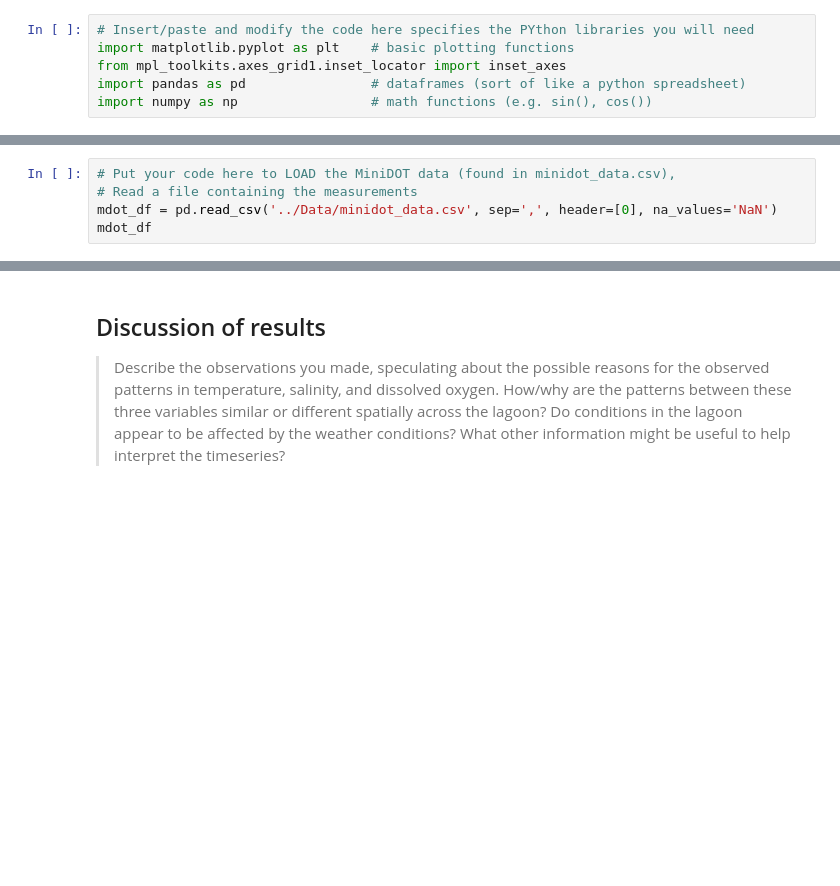
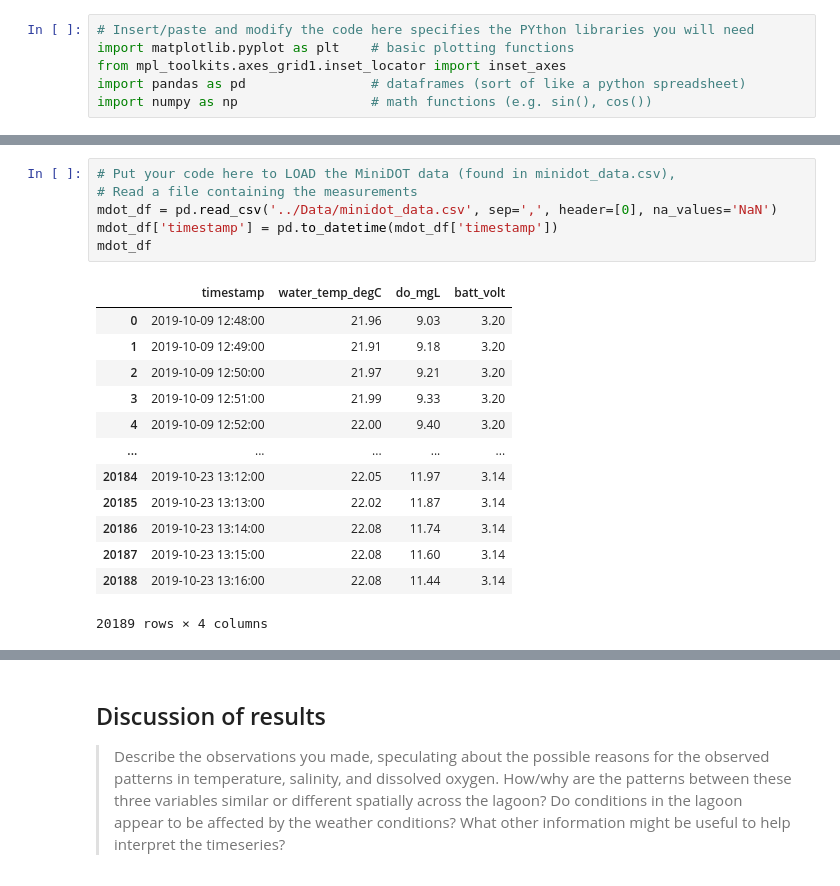
Before and after one commit to Hindstein/Coast132, a Jupyter notebook: Coast132/Labs/Hinds_nb2_nutrients.ipynb, the cells around one changed output, grey strips where cells are left out. Saved outputs shown, nothing was run; the diff lists cells and outputs as text; blank space fills up the shorter version.

```diff
--- a/Coast132/Labs/Hinds_nb2_nutrients.ipynb
+++ b/Coast132/Labs/Hinds_nb2_nutrients.ipynb
@@ -162,8 +190,23 @@ df_ksba
 # %%
 # Put your code here to LOAD the MiniDOT data (found in minidot_data.csv),
 # Read a file containing the measurements
 mdot_df = pd.read_csv('../Data/minidot_data.csv', sep=',', header=[0], na_values='NaN')
+mdot_df['timestamp'] = pd.to_datetime(mdot_df['timestamp'])
 mdot_df
+# %% [output]
+|  | timestamp | water_temp_degC | do_mgL | batt_volt |
+| 0 | 2019-10-09 12:48:00 | 21.96 | 9.03 | 3.20 |
+| 1 | 2019-10-09 12:49:00 | 21.91 | 9.18 | 3.20 |
+| 2 | 2019-10-09 12:50:00 | 21.97 | 9.21 | 3.20 |
+| 3 | 2019-10-09 12:51:00 | 21.99 | 9.33 | 3.20 |
+| 4 | 2019-10-09 12:52:00 | 22.00 | 9.40 | 3.20 |
+| ... | ... | ... | ... | ... |
+| 20184 | 2019-10-23 13:12:00 | 22.05 | 11.97 | 3.14 |
+| 20185 | 2019-10-23 13:13:00 | 22.02 | 11.87 | 3.14 |
+| 20186 | 2019-10-23 13:14:00 | 22.08 | 11.74 | 3.14 |
+| 20187 | 2019-10-23 13:15:00 | 22.08 | 11.60 | 3.14 |
+| 20188 | 2019-10-23 13:16:00 | 22.08 | 11.44 | 3.14 |
+20189 rows × 4 columns
 # %%
 # FIGURE 1.
 # Create three color-coded scatter plots, overlaid on the shoreline points of Campus Point.
```
Also changed, not shown: parts of 7 cells of this notebook, 1 other file.
